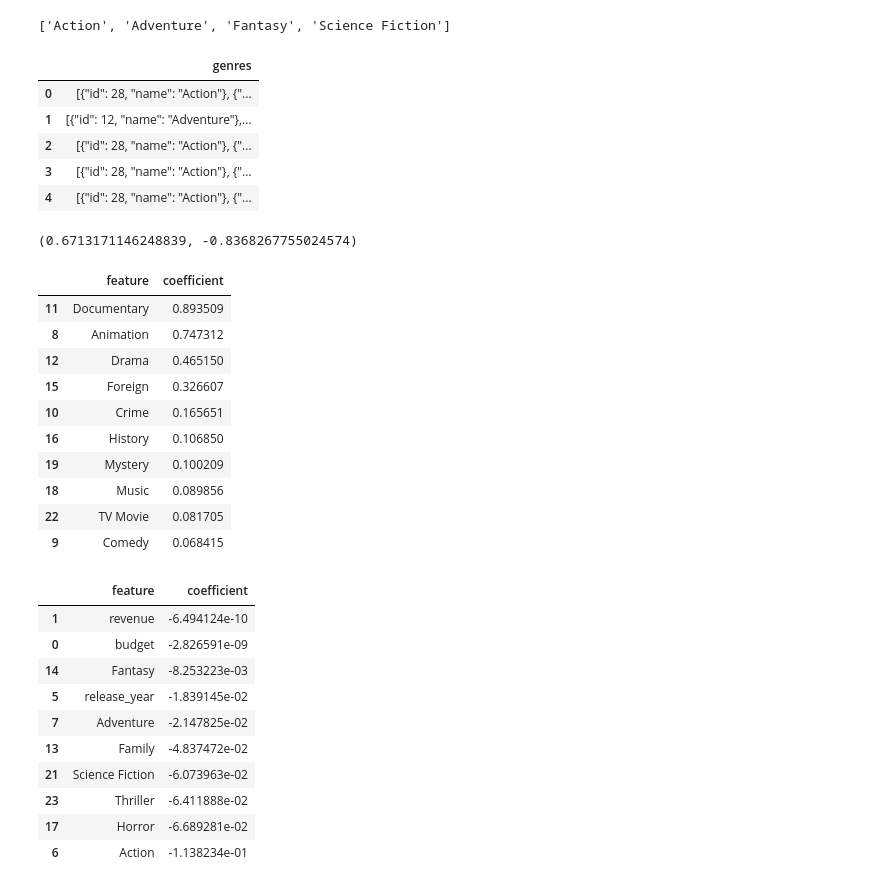
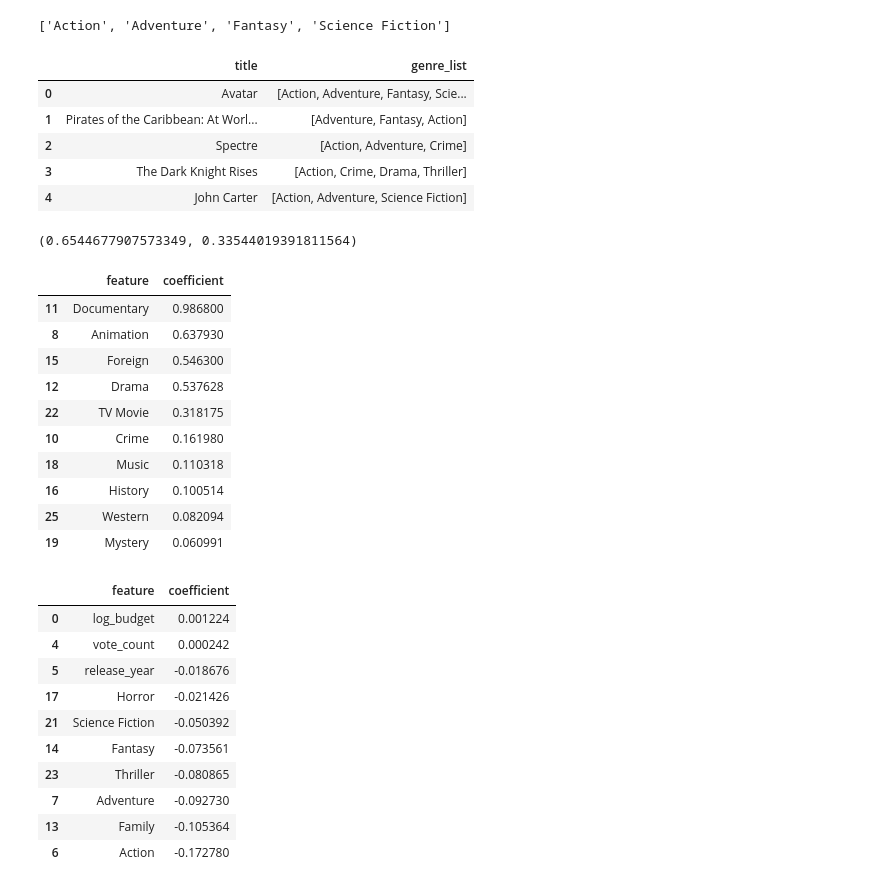
Before and after one commit to nikhildutta24/movie-ratings-predictor, a Jupyter notebook: movie-ratings-predictor/notebooks/01_data_loading.ipynb, the cells around one changed output. Saved outputs shown, nothing was run; the diff lists cells and outputs as text; code cells hidden in the pictures.

```diff
--- a/movie-ratings-predictor/notebooks/01_data_loading.ipynb
+++ b/movie-ratings-predictor/notebooks/01_data_loading.ipynb
@@ -77,7 +74,9 @@ vote_average               0
 vote_count                 0
 dtype: int64
 # %%
-movies_small=movies[["id", "title", "genres", "budget", "revenue", "runtime", "vote_average", "vote_count", "popularity", "release_date"]]
+movies_small = movies[
+    ["id", "title", "genres", "budget", "revenue", "runtime",
+     "vote_average", "vote_count", "popularity", "release_date"]]
 # %%
 movies_small.isna().sum().sort_values(ascending=False)
 # %% [output]
@@ -153,11 +151,11 @@ extract_genres(movies_small.loc[0, "genres"])
 movies_small["genre_list"] = movies_small["genres"].apply(extract_genres)
 movies_small[["title", "genre_list"]].head()
 # %% [output]
-|  | genres |
-| 0 | [{"id": 28, "name": "Action"}, {"... |
-| 1 | [{"id": 12, "name": "Adventure"},... |
-| 2 | [{"id": 28, "name": "Action"}, {"... |
-| 3 | [{"id": 28, "name": "Action"}, {"... |
-| 4 | [{"id": 28, "name": "Action"}, {"... |
+|  | title | genre_list |
+| 0 | Avatar | [Action, Adventure, Fantasy, Scie... |
+| 1 | Pirates of the Caribbean: At Worl... | [Adventure, Fantasy, Action] |
+| 2 | Spectre | [Action, Adventure, Crime] |
+| 3 | The Dark Knight Rises | [Action, Crime, Drama, Thriller] |
+| 4 | John Carter | [Action, Adventure, Science Fiction] |
 # %%
 from sklearn.preprocessing import MultiLabelBinarizer
@@ -175,10 +174,13 @@ movies_model = pd.concat(
     [movies_small, genre_df],
     axis=1
 )
+# %%
+movies_model["log_budget"] = np.log1p(movies_model["budget"])
+movies_model["log_revenue"] = np.log1p(movies_model["revenue"])
 # %%
 features = [
-    "budget",
-    "revenue",
+    "log_budget",
+    "log_revenue",
     "runtime",
     "popularity",
     "vote_count",
@@ -187,7 +189,15 @@ features = [
 
 X = movies_model[features + list(mlb.classes_)]
 y = movies_model["vote_average"]
-X = X.fillna(0)
+movies_model.loc[movies_model["budget"] == 0, "budget"] = pd.NA
+movies_model.loc[movies_model["revenue"] == 0, "revenue"] = pd.NA
+
+from sklearn.impute import SimpleImputer
+
+imputer = SimpleImputer(strategy="median")
+X = movies_model[features + list(mlb.classes_)].copy()
+
+X[features] = imputer.fit_transform(X[features])
 # %%
 from sklearn.model_selection import train_test_split
 from sklearn.linear_model import LinearRegression
@@ -208,37 +218,38 @@ r2 = r2_score(y_test, y_pred)
 
 mae, r2
 # %% [output]
-(0.6713171146248839, -0.8368267755024574)
+(0.6544677907573349, 0.33544019391811564)
 # %%
 coef_df = pd.DataFrame({
     "feature": X.columns,
-    "coefficient": lr.coef_
+    "coefficient": lr.coef_.flatten()
 }).sort_values(by="coefficient", ascending=False)
 
+
 coef_df.head(10)
 # %% [output]
 |  | feature | coefficient |
-| 11 | Documentary | 0.893509 |
-| 8 | Animation | 0.747312 |
-| 12 | Drama | 0.465150 |
-| 15 | Foreign | 0.326607 |
-| 10 | Crime | 0.165651 |
-| 16 | History | 0.106850 |
-| 19 | Mystery | 0.100209 |
-| 18 | Music | 0.089856 |
-| 22 | TV Movie | 0.081705 |
-| 9 | Comedy | 0.068415 |
+| 11 | Documentary | 0.986800 |
+| 8 | Animation | 0.637930 |
+| 15 | Foreign | 0.546300 |
+| 12 | Drama | 0.537628 |
+| 22 | TV Movie | 0.318175 |
+| 10 | Crime | 0.161980 |
+| 18 | Music | 0.110318 |
+| 16 | History | 0.100514 |
+| 25 | Western | 0.082094 |
+| 19 | Mystery | 0.060991 |
 # %%
 coef_df.tail(10)
 # %% [output]
 |  | feature | coefficient |
-| 1 | revenue | -6.494124e-10 |
-| 0 | budget | -2.826591e-09 |
-| 14 | Fantasy | -8.253223e-03 |
-| 5 | release_year | -1.839145e-02 |
-| 7 | Adventure | -2.147825e-02 |
-| 13 | Family | -4.837472e-02 |
-| 21 | Science Fiction | -6.073963e-02 |
-| 23 | Thriller | -6.411888e-02 |
-| 17 | Horror | -6.689281e-02 |
-| 6 | Action | -1.138234e-01 |
+| 0 | log_budget | 0.001224 |
+| 4 | vote_count | 0.000242 |
+| 5 | release_year | -0.018676 |
+| 17 | Horror | -0.021426 |
+| 21 | Science Fiction | -0.050392 |
+| 14 | Fantasy | -0.073561 |
+| 23 | Thriller | -0.080865 |
+| 7 | Adventure | -0.092730 |
+| 13 | Family | -0.105364 |
+| 6 | Action | -0.172780 |
```
Also changed, not shown: parts of 6 cells of this notebook.
